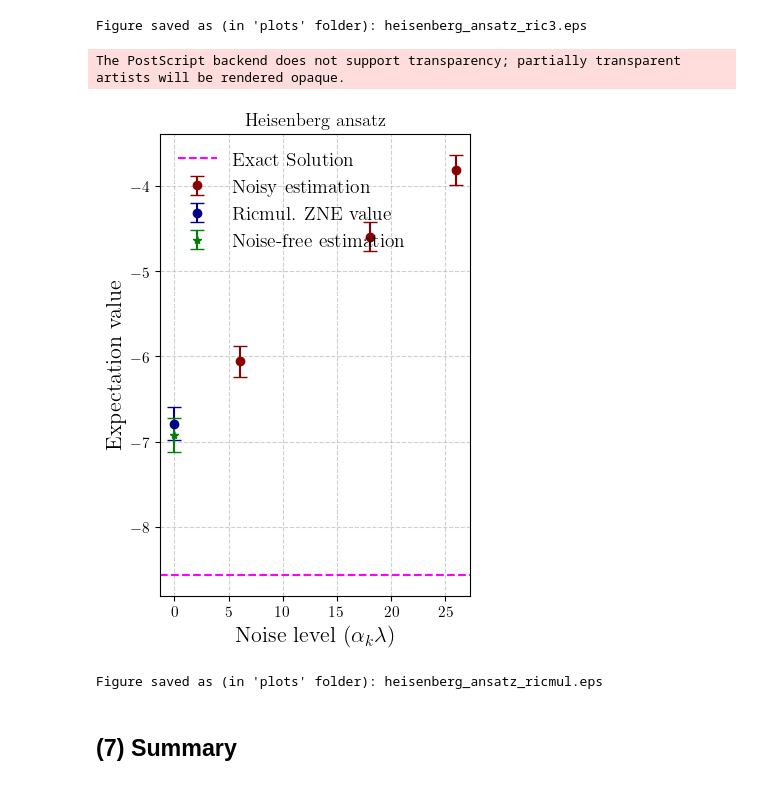
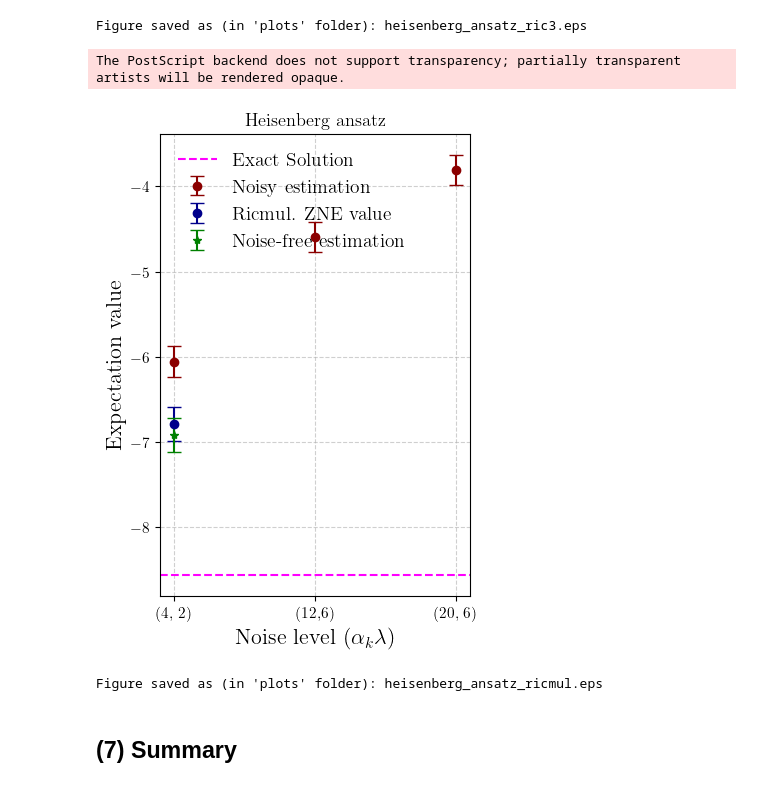
Before and after one commit to arijit-ship/indirect-zne, a Jupyter notebook: experiments/contents/experiment14[Noise free time evolution]/experiment14.noise_free_time_evo.ipynb, the cells around one changed output. Saved outputs shown, nothing was run; the diff lists cells and outputs as text; code cells hidden in the pictures.

```diff
--- a/experiments/contents/experiment14[Noise free time evolution]/experiment14.noise_free_time_evo.ipynb
+++ b/experiments/contents/experiment14[Noise free time evolution]/experiment14.noise_free_time_evo.ipynb
@@ -583,8 +583,11 @@ for model in heisenberg_further:
 # %% [markdown]
 ### (B) Processing raw data
 # %%
-noise_levels: int=[6, 18, 26]
 for model in ["heisenberg-ric3", "heisenberg-ricmul"]:
+    if model == "heisenberg-ricmul":
+        noise_levels = ["(4, 2)", "(12,6)", "(20, 6)"]
+    else:
+        noise_levels = [6, 18, 26]
     ALL_PROCESSED_DATA[model] = {
         "vqe": {
             "mean": np.mean(ALL_RAW_DATA[model]["vqe"][0]["output"]["optimized_minimum_cost"]),
@@ -754,10 +757,10 @@ plot_name = "heisenberg_ansatz_ricmul.eps"
 
 # Data for heisenberg-ric3
 DATA = ALL_PROCESSED_DATA["heisenberg-ricmul"]
-
+NOISE = DATA["redundant"]["noise_levels"]
 # Noisy estimation (redundant)
 plt.errorbar(
-    x=noise_levels,
+    x=NOISE,
     y=DATA["redundant"]["mean"],
     yerr=DATA["redundant"]["std"],
     fmt="o",
@@ -786,34 +789,34 @@ plt.errorbar(
     yerr=DATA["noiseoff"]["std"],
     fmt="*",
     ecolor=plot_colors[6],
     capsize=5,
     label="Noise-free estimation",
     color=plot_colors[6]
 )
 
 # Exact solution line
 plt.axhline(
     y=exact_sol,
     color=plot_colors[5],
     linestyle="--",
     label="Exact Solution"
 )
 
 # Labels and title (updated to heisenberg-ric3)
 plt.xlabel(r"Noise level ($\alpha_k\lambda$)", fontsize=16)
 plt.ylabel("Expectation value", fontsize=16)
 plt.title(plot_titles["heisenberg"])
 plt.grid(True, linestyle="--", alpha=0.6)
 plt.legend(loc="upper left", fontsize=14, frameon=False)
 
 # Save as EPS
 plt.savefig(f"plots/{plot_name}", format="eps")
 plt.show()
 
 print("Figure saved as (in 'plots' folder):", plot_name)
 # %% [output]
 The PostScript backend does not support transparency; partially transparent artists will be rendered opaque.
-[figure, old version]
+[figure, new version]
 Figure saved as (in 'plots' folder): heisenberg_ansatz_ricmul.eps
 # %% [markdown]
 ## (7) Summary
```
Also changed, not shown: parts of 3 cells of this notebook, 13 other files.
